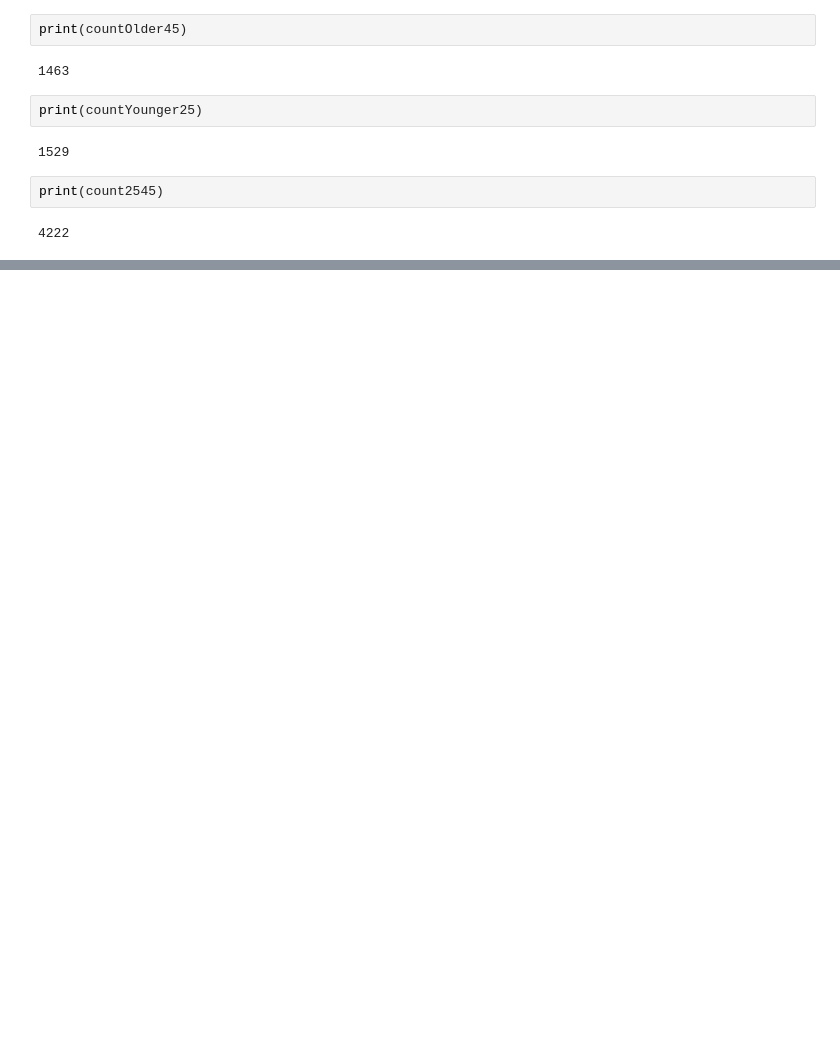
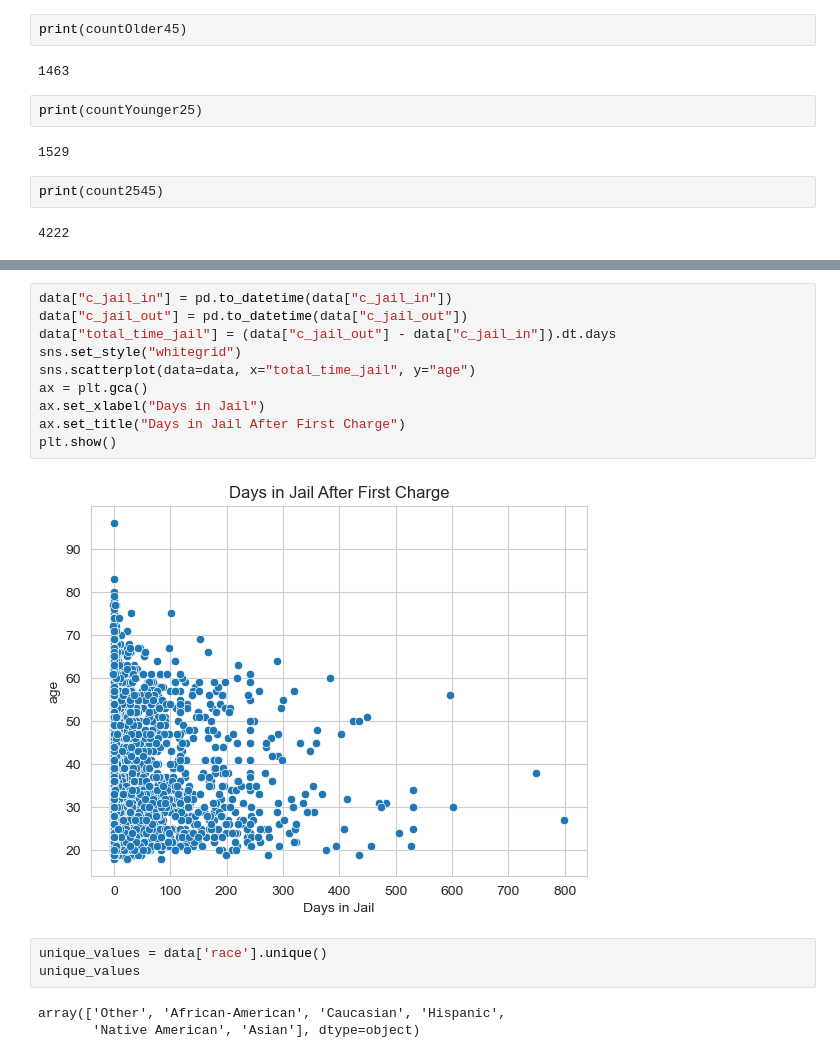
Before and after one commit to Chrispy6/DataScience1, a Jupyter notebook: Code/SeaBorn Fundementals.ipynb, the cells around one changed output, grey strips where cells are left out. Drawn from its saved outputs; the diff is of its cells as text; blank space fills up the shorter version.

Commit message:
scatterplot

```diff
--- a/Code/SeaBorn Fundementals.ipynb
+++ b/Code/SeaBorn Fundementals.ipynb
@@ -77,0 +80,18 @@ sns.lineplot(data=criminalAgeDf, x='categories', y='ages', color='red')
+# %%
+data["c_jail_in"] = pd.to_datetime(data["c_jail_in"])
+data["c_jail_out"] = pd.to_datetime(data["c_jail_out"])
+data["total_time_jail"] = (data["c_jail_out"] - data["c_jail_in"]).dt.days
+sns.set_style("whitegrid")
+sns.scatterplot(data=data, x="total_time_jail", y="age")
+ax = plt.gca()
+ax.set_xlabel("Days in Jail")
+ax.set_title("Days in Jail After First Charge")
+plt.show()
+# %% [output]
+[figure, added]
+# %%
+unique_values = data['race'].unique()
+unique_values
+# %% [output]
+array(['Other', 'African-American', 'Caucasian', 'Hispanic',
+       'Native American', 'Asian'], dtype=object)
```
Also changed, not shown: parts of 5 cells of this notebook.
